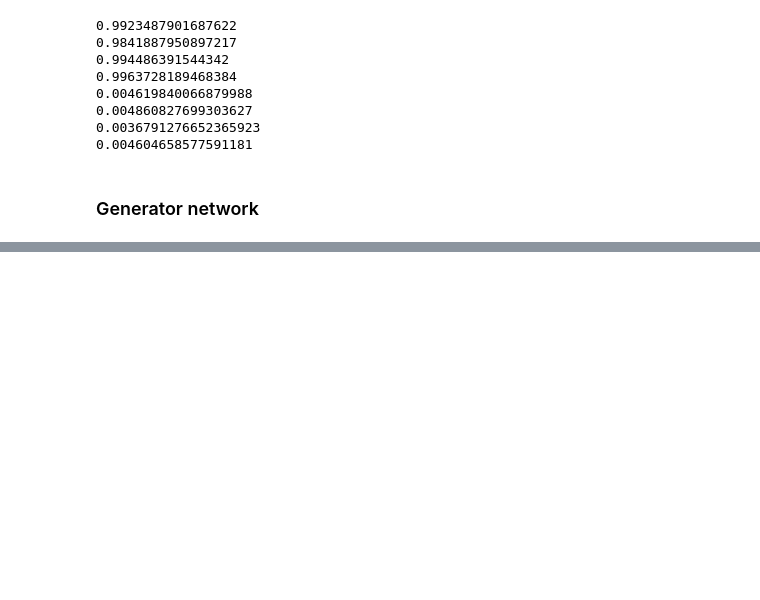
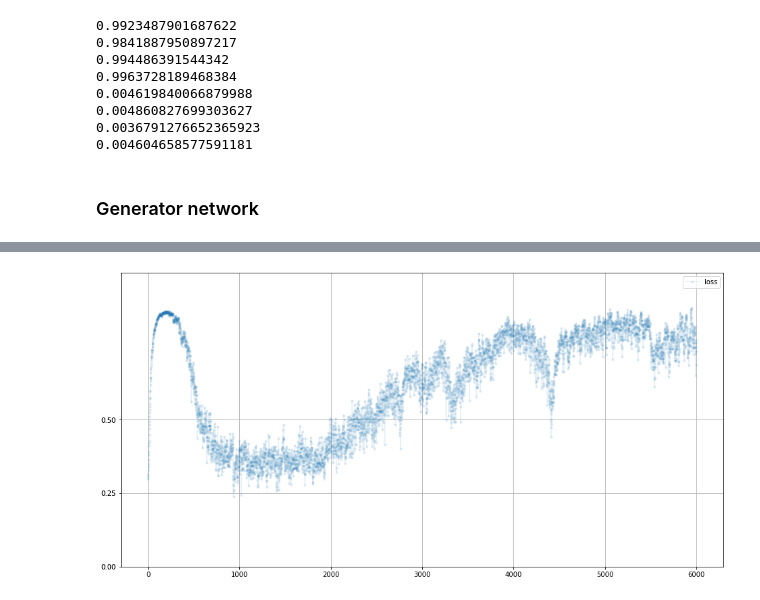
Before and after one commit to kkyuhun94/-TIL, a Jupyter notebook: GAN/GAN_2.ipynb, the cells around one changed output, grey strips where cells are left out. Cells and saved outputs as stored; diff of their text form; code cells hidden in the pictures; blank space fills up the shorter version.

```diff
--- a/GAN/GAN_2.ipynb
+++ b/GAN/GAN_2.ipynb
@@ -217,0 +348,10 @@ for i in range(4):
+# %%
+# plot generator error
+# 초기 : 잘 구별함
+# 0.25근처 : 잘 구별 못함 - 균형이 맞음
+# 이후 다시 잘 구별함
+
+
+G.plot_progress()
+# %% [output]
+[figure, added]
```
Also changed, not shown: parts of 14 cells of this notebook, 1 other file.
